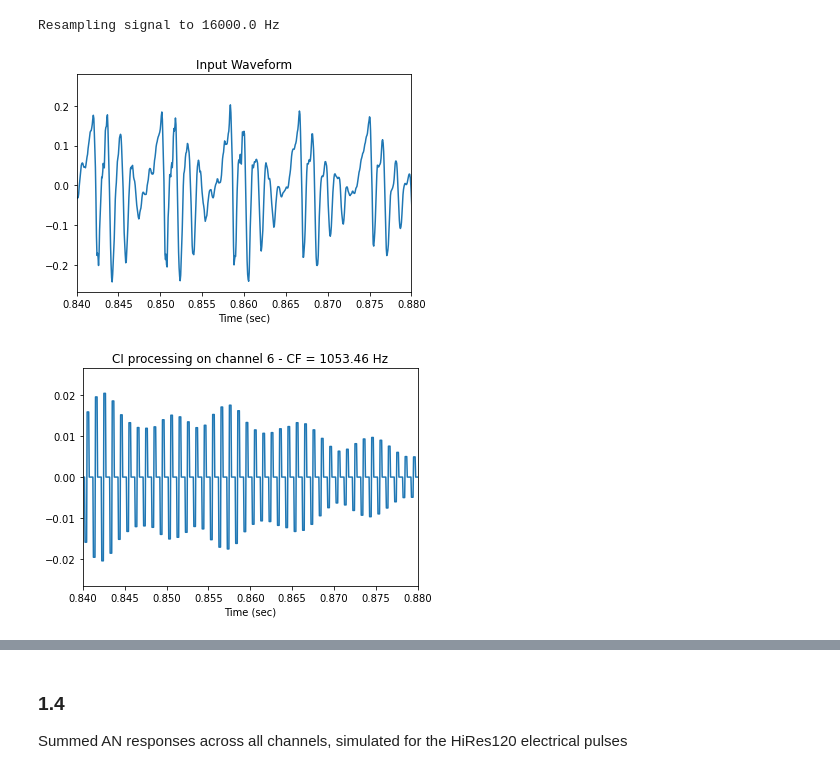
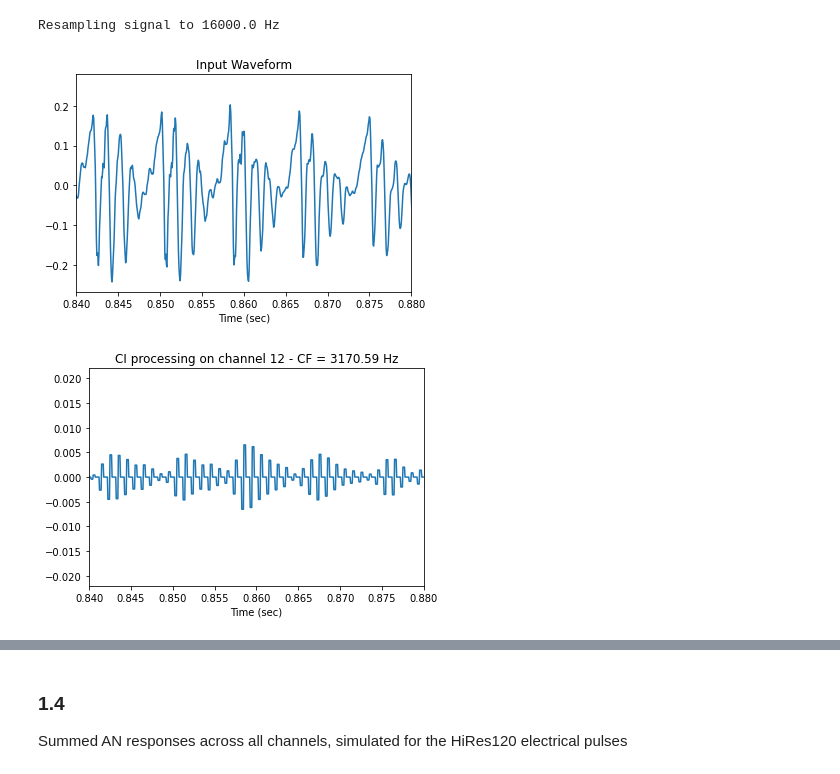
Before and after one commit to cesarz10/Auditory-computation, a Jupyter notebook: AudCompLab_CI/AudCompLab2Files_2021/CompAudLab2_CI.ipynb, the cells around one changed output, grey strips where cells are left out. Drawn from its saved outputs; the diff is of its cells as text; code cells hidden in the pictures.

```diff
--- a/AudCompLab_CI/AudCompLab2Files_2021/CompAudLab2_CI.ipynb
+++ b/AudCompLab_CI/AudCompLab2Files_2021/CompAudLab2_CI.ipynb
@@ -187,23 +181,25 @@ AN_CI = auditory_nerve_fiber(CI_out,fs_ci,spont=2)*fs_ci #AN firing rate of an H
 # %% [output]
 Resampling signal to 16000.0 Hz
 # %%
-freq = 1000 # frequency to plot
+#freq = 1000 # frequency to plot
+freq = 3000 # frequency to plot -> well aove the phase-locking limit
+#freq = 1000 # frequency to plot -> well aove the phase-locking limit
 channel = np.abs(cf_ci-freq).argmin() # find the CI channel with the closest frequency
 
 t_ci = np.arange(len(signal_ci))/fs_ci
 plt.figure()
 plt.plot(t_ci,signal_ci), plt.title("Input Waveform")
 plt.xlim([0.84,0.88])
 plt.xlabel('Time (sec)')
 plt.figure()
 plt.plot(t_ci,ci_pulses[channel,:])
 plt.title("CI processing on channel " + str(channel) + " - CF = " + "%.2f" % cf_ci[channel] + " Hz")
 plt.xlim([0.84,0.88])
 plt.xlabel('Time (sec)')
 plt.show()
 # %% [output]
 [figure]
-[figure, old version]
+[figure, new version]
 # %%
 freq = 1000 # frequency to plot
 channel = np.abs(cf_ci-freq).argmin() # find the CI channel with the closest frequency
```
Also changed, not shown: parts of 5 cells of this notebook, 2 other files.
